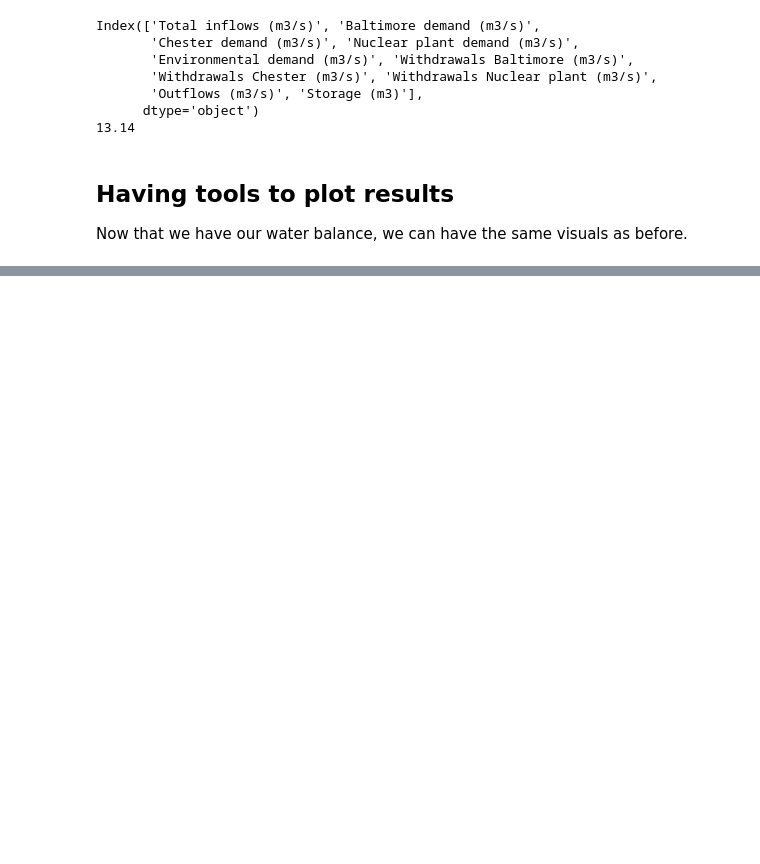
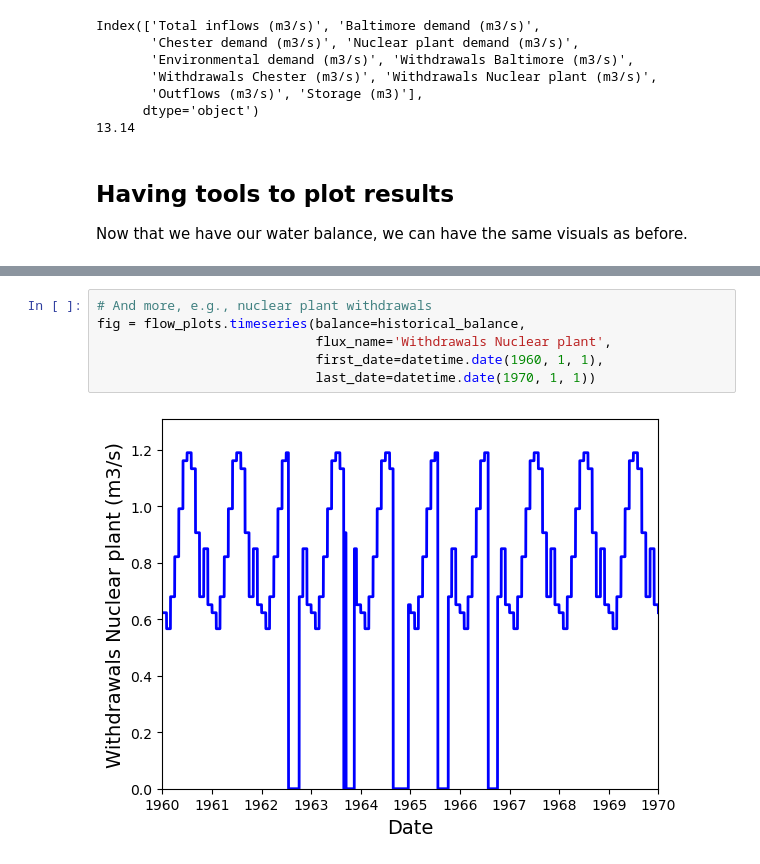
Before and after one commit to charlesrouge/civx782, a Jupyter notebook: tutorials/3-Simulating_climate_change.ipynb, the cells around one changed output, grey strips where cells are left out. Saved outputs shown, nothing was run; the diff lists cells and outputs as text; blank space fills up the shorter version.

```diff
--- a/tutorials/3-Simulating_climate_change.ipynb
+++ b/tutorials/3-Simulating_climate_change.ipynb
@@ -293,0 +104,8 @@ Overall, do the failure indicators reflect how valuable respective uses are? If
+# %%
+# And more, e.g., nuclear plant withdrawals
+fig = flow_plots.timeseries(balance=historical_balance,
+                            flux_name='Withdrawals Nuclear plant',
+                            first_date=datetime.date(1960, 1, 1),
+                            last_date=datetime.date(1970, 1, 1))
+# %% [output]
+[figure, added]
```
Also changed, not shown: parts of 56 cells of this notebook, 2 other files.
